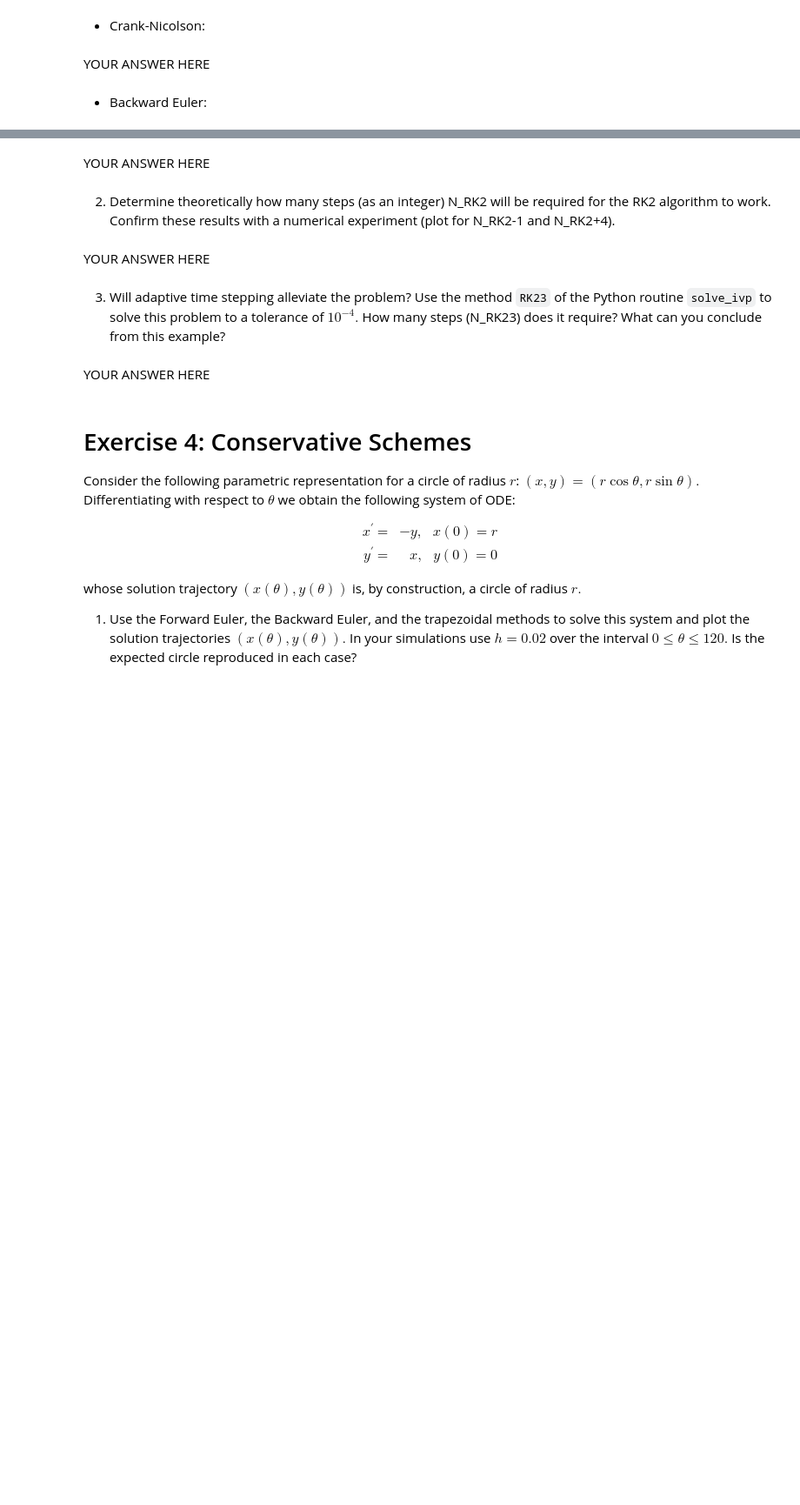
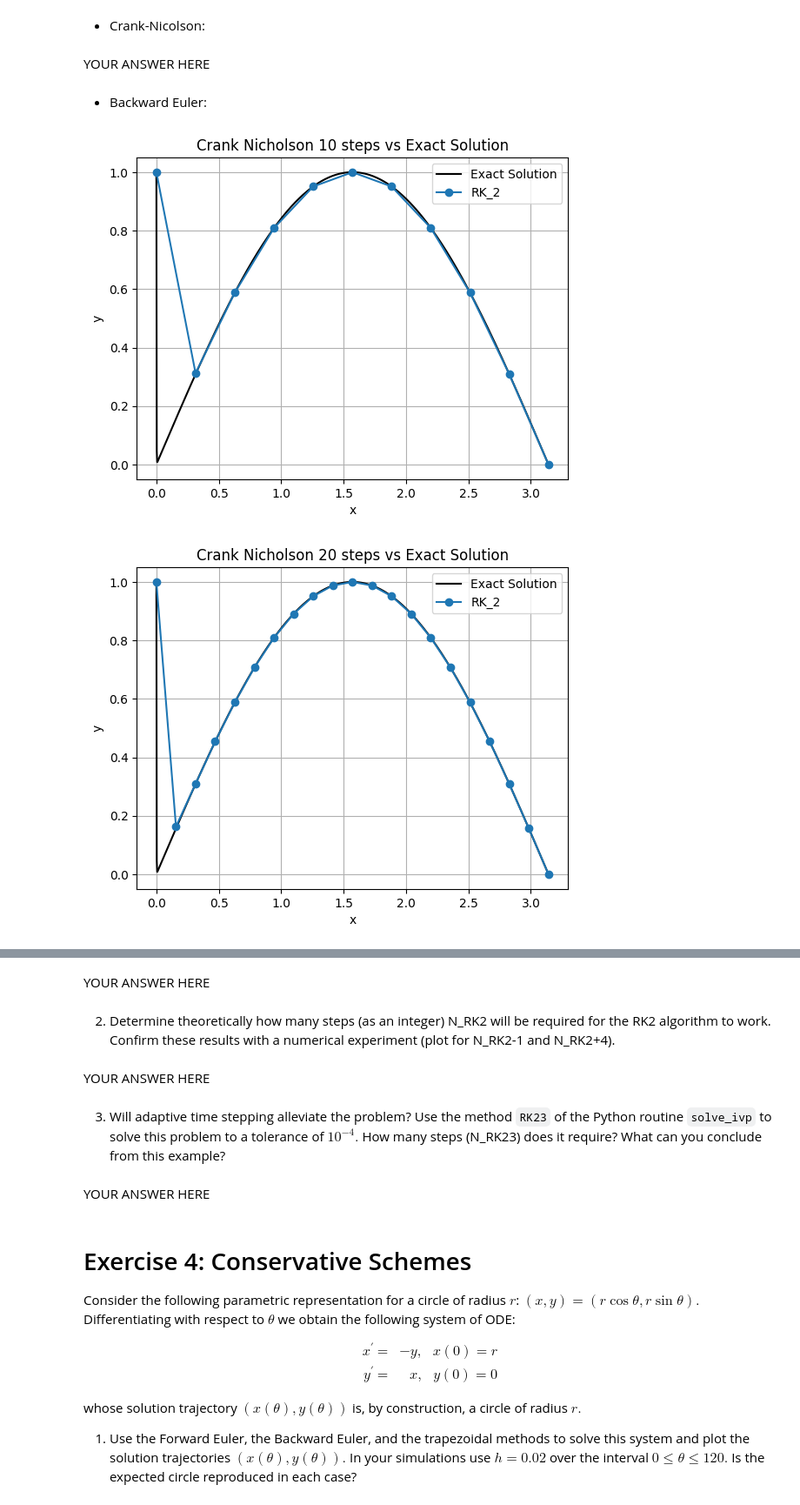
Before and after one commit to lfranz922/Math-406, a Jupyter notebook: Assignment_3_student.ipynb, the cells around one changed output, grey strips where cells are left out. Shown at 87% size. Drawn from its saved outputs; the diff is of its cells as text; code cells hidden in the pictures; blank space fills up the shorter version.

```diff
--- a/Assignment_3_student.ipynb
+++ b/Assignment_3_student.ipynb
@@ -158,0 +469,25 @@ raise NotImplementedError()
+# %%
+# Your plot Backward Euler
+
+# YOUR CODE HERE
+x_exact = np.linspace(a, b, 1000)
+y_exact = exact(x_exact)
+for steps in [10, 20, 100, 2000]:
+
+
+    plt.plot(x_exact, y_exact.real, 'k-', label='Exact Solution')
+
+    x_rk2, y_rk2 = BE(f, a, b, y0, (b-a) / steps)
+
+    plt.plot(x_rk2, y_rk2.real, 'o-', label=f'RK_2')
+
+    plt.xlabel('x')
+    plt.ylabel('y')
+    plt.legend()
+    plt.title(f'Crank Nicholson {steps} steps vs Exact Solution')
+    plt.grid()
+    plt.show()
+# raise NotImplementedError()
+# %% [output]
+[figure, added]
+[figure, added]
```
Also changed, not shown: parts of 32 cells of this notebook.
